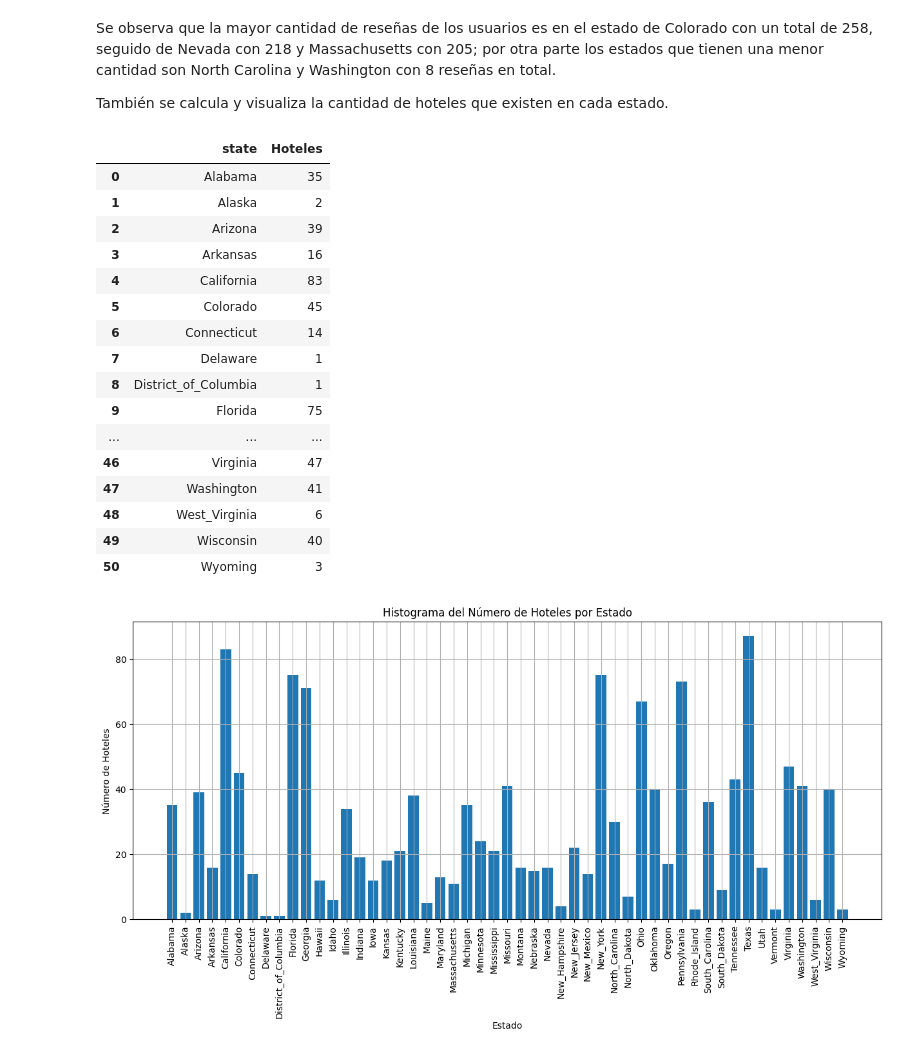
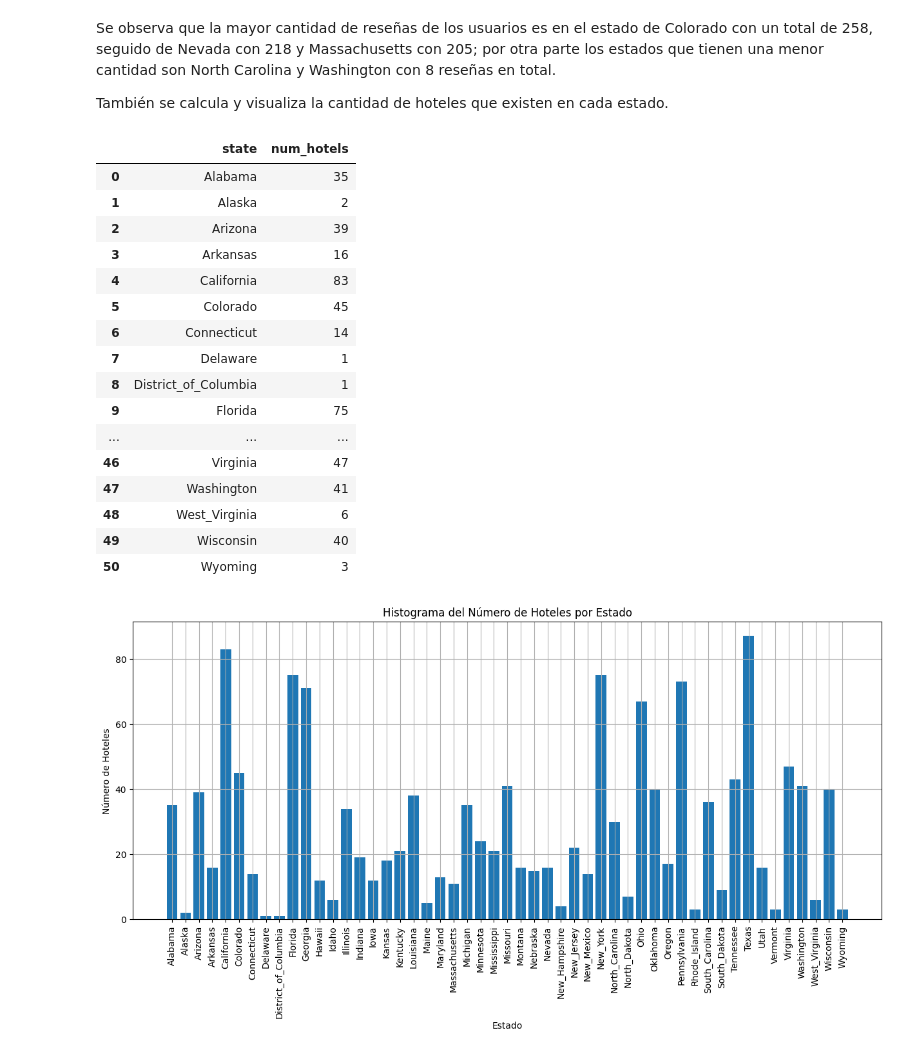
Before and after one commit to cistelsa/Commerce_Data_Analysis_and_Recommendations, a Jupyter notebook: 3_EDA/EDA_GM.ipynb, the cells around one changed output. Cells and saved outputs as stored; diff of their text form; code cells hidden in the pictures.

```diff
--- a/3_EDA/EDA_GM.ipynb
+++ b/3_EDA/EDA_GM.ipynb
@@ -69,8 +71,10 @@ Se destacan las columnas "price", "hours" y "state", pues estas se encuentran si
 # %%
 #Seleccionando las columnas del dataframe que se van a usar y renombrándolas para un mejor entendimiento
-df_estados = df_estados.loc[:,['estado', 'name_y', 'rating', 'text',
+df_estados = df_estados.loc[:,['estado', 'name_y', 'rating', 'text', 'time',
                                'name_x', 'address', 'gmap_id', 'description', 'latitude', 'longitude',
                                'category', 'avg_rating', 'num_of_reviews', 'MISC', 'relative_results', 'url'
-                               ]].rename(columns={'estado':'state', 'name_x':'name_hotel', 'name_y':'name_user', 'rating':'rating_user', 'text':'text_user'})
+                               ]].rename(columns={'estado':'state', 'name_x':'name_hotel', 'name_y':'name_user',
+                                                  'rating':'rating_user', 'text':'text_user', 'time':'time_user'})
+df_estados['time_user'] = df_estados['time_user'].apply( lambda x: datetime.fromtimestamp(x//1000).date() ) #tranformar formato UNIX a formato fecha
 df_estados.head(2)
 # %% [output]
@@ -163,10 +167,10 @@ Se observa que la mayor cantidad de reseñas de los usuarios es en el estado de
 
 También se calcula y visualiza la cantidad de hoteles que existen en cada estado.
 # %%
-num_hotels = df_state.groupby('state')['name_hotel'].count().reset_index(name='Hoteles')
+num_hotels = df_state.groupby('state')['name_hotel'].count().reset_index(name='num_hotels')
 num_hotels
 # %% [output]
-|  | state | Hoteles |
+|  | state | num_hotels |
 | 0 | Alabama | 35 |
 | 1 | Alaska | 2 |
 | 2 | Arizona | 39 |
```
Also changed, not shown: parts of 15 cells of this notebook.
